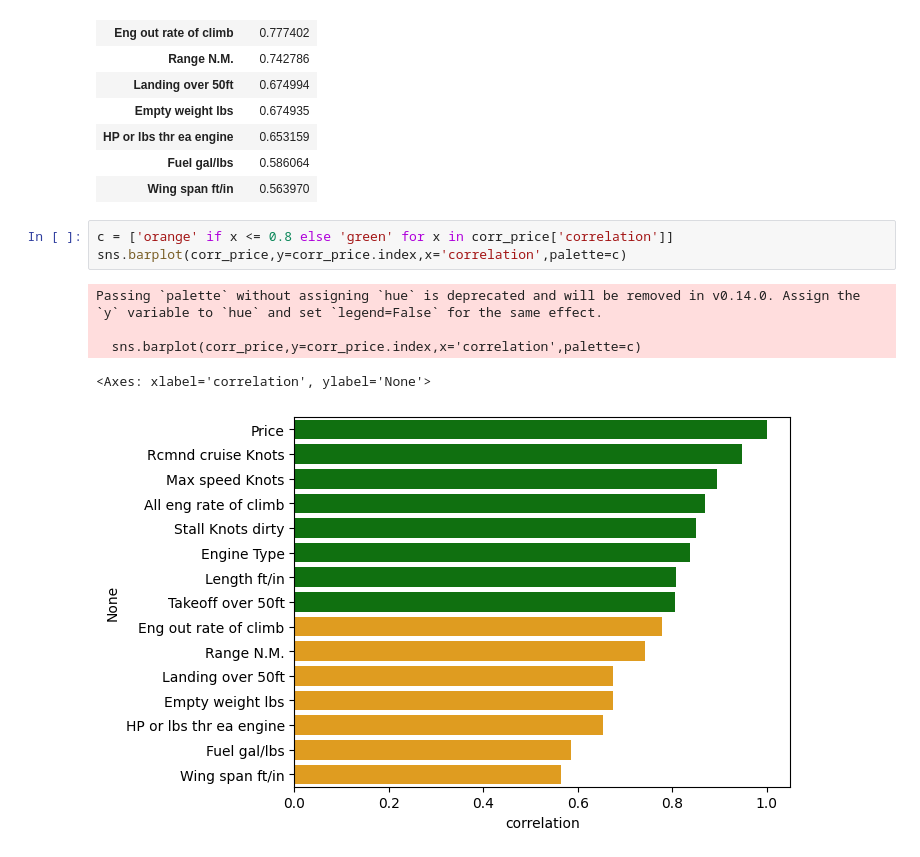
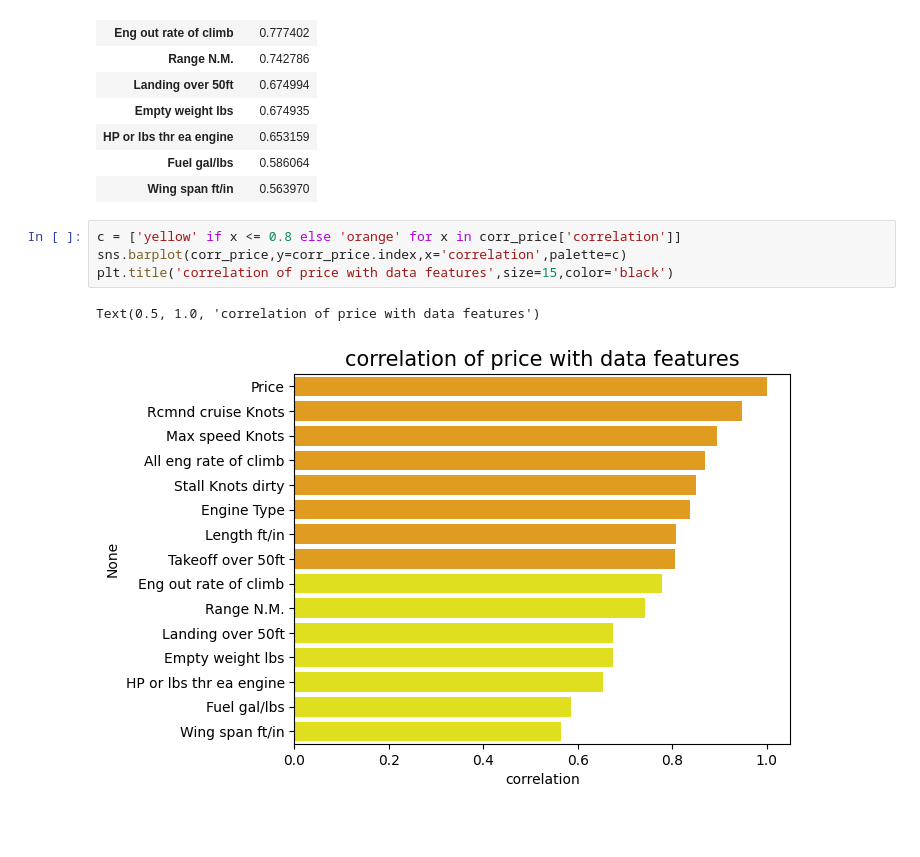
Before and after one commit to YassineSdk/plane_price_prediction, a Jupyter notebook: model.ipynb, the cells around one changed output. Drawn from its saved outputs; the diff is of its cells as text; blank space fills up the shorter version.

```diff
--- a/model.ipynb
+++ b/model.ipynb
@@ -322,11 +321,9 @@ corr_price
 | Fuel gal/lbs | 0.586064 |
 | Wing span ft/in | 0.563970 |
 # %%
-c = ['orange' if x <= 0.8 else 'green' for x in corr_price['correlation']]
+c = ['yellow' if x <= 0.8 else 'orange' for x in corr_price['correlation']]
 sns.barplot(corr_price,y=corr_price.index,x='correlation',palette=c)
+plt.title('correlation of price with data features',size=15,color='black')
 # %% [output]
-Passing `palette` without assigning `hue` is deprecated and will be removed in v0.14.0. Assign the `y` variable to `hue` and set `legend=False` for the same effect.
-
-  sns.barplot(corr_price,y=corr_price.index,x='correlation',palette=c)
+Text(0.5, 1.0, 'correlation of price with data features')
-<Axes: xlabel='correlation', ylabel='None'>
-[figure, old version]
+[figure, new version]
```
Also changed, not shown: parts of 14 cells of this notebook.
